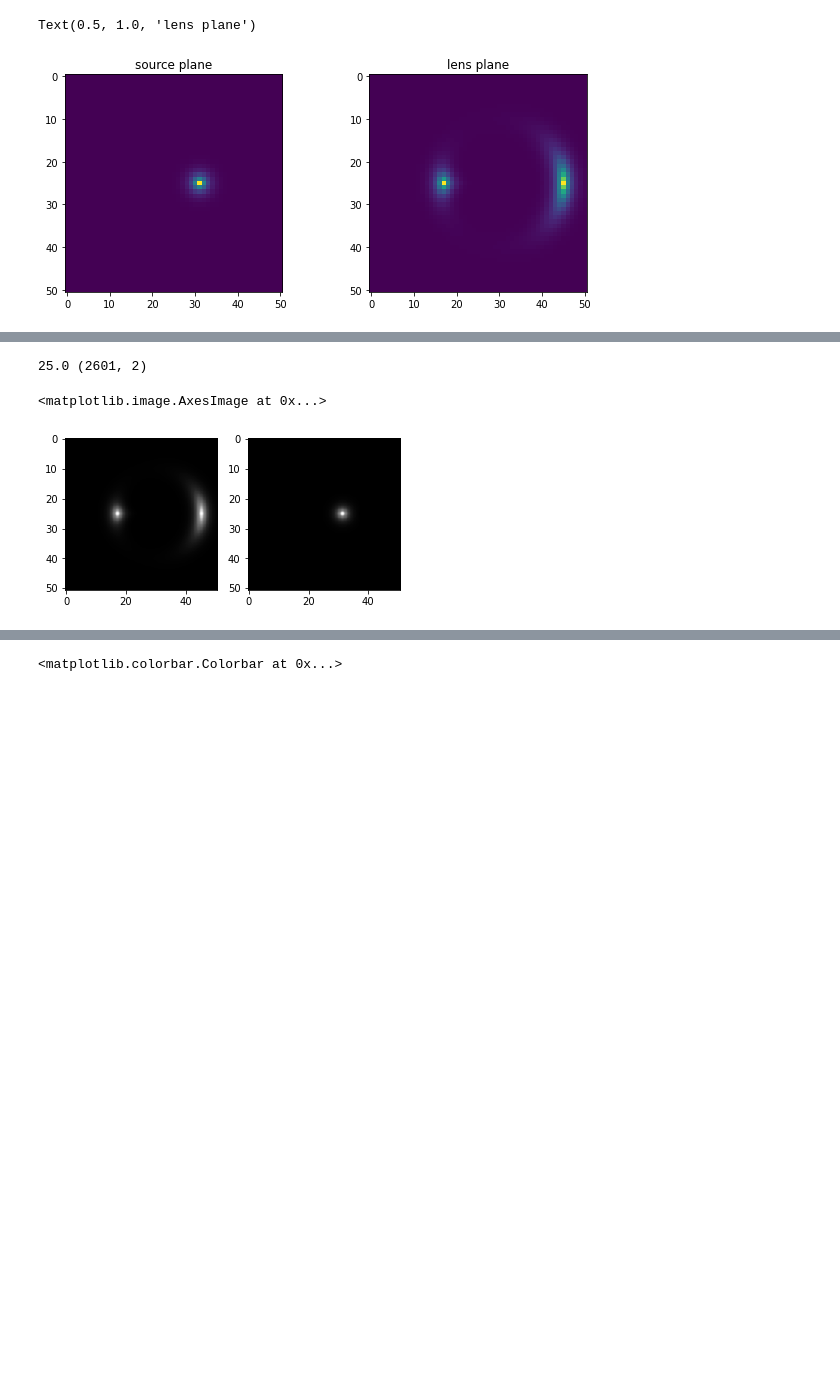
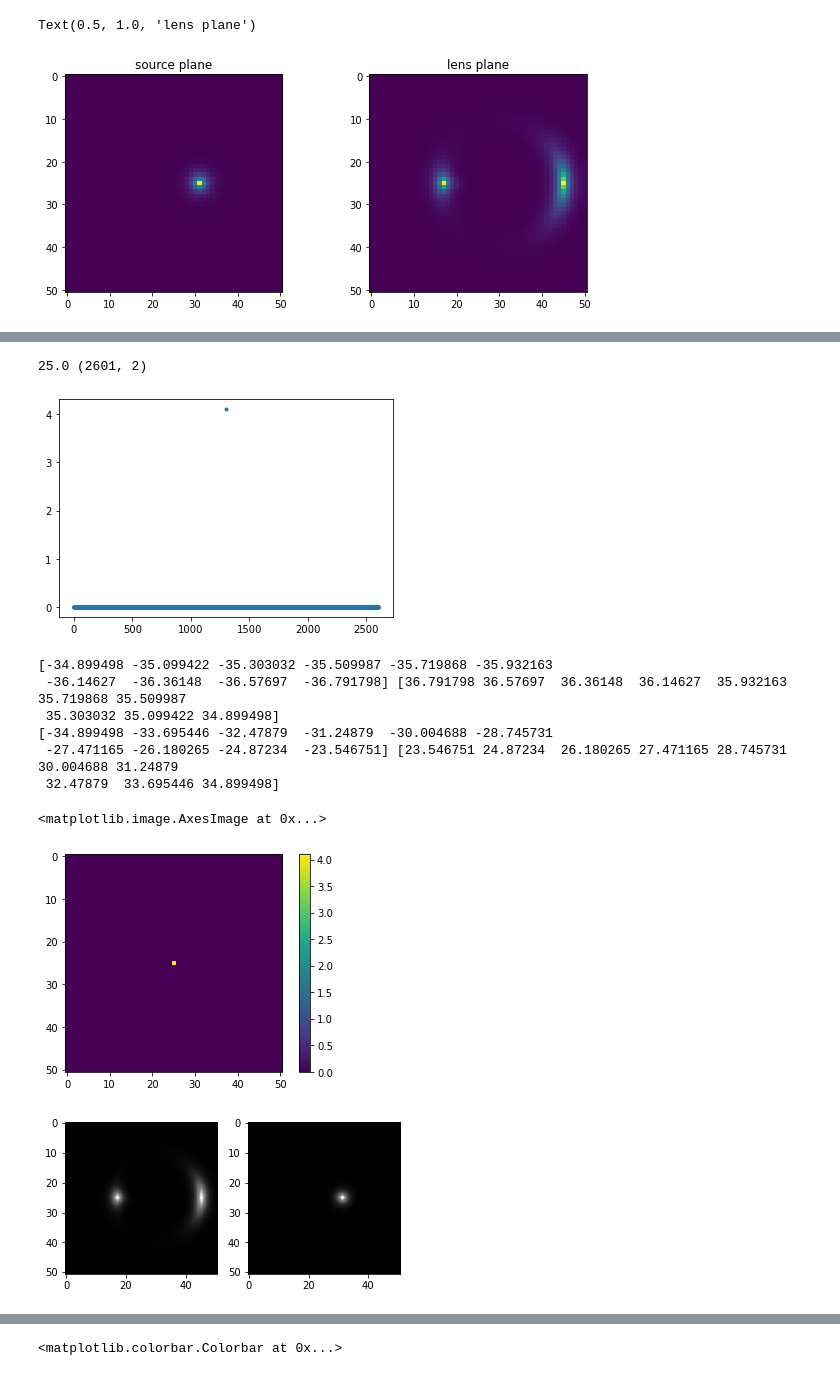
Before and after one commit to giga-lens/gigalens, a Jupyter notebook: jax-demo-dev-sim-only_SIS.ipynb, the cells around one changed output, grey strips where cells are left out. Saved outputs shown, nothing was run; the diff lists cells and outputs as text; code cells hidden in the pictures; blank space fills up the shorter version.

```diff
--- a/jax-demo-dev-sim-only_SIS.ipynb
+++ b/jax-demo-dev-sim-only_SIS.ipynb
@@ -646,36 +652,59 @@ def fisheye(xy):
 
     r = scale*(a0 + a1*r + a2*r**2 + a3*r**3)
 
     return np.column_stack((r * np.cos(theta), r * np.sin(theta))) + center
 
 
 def delensing(xy):
     center = np.sqrt(xy.shape[0])//2
     print(center, xy.shape)
     xc, yc = (xy - center).T
 
     r = np.sqrt(xc**2 + yc**2)
     theta = np.arctan2(yc, xc)
 
-    xnew = xc + theta_E_pix*np.cos(theta)
-    ynew = yc + theta_E_pix*np.sin(theta)
+    alf_xx, alf_yy = theta_E_pix*np.cos(theta), theta_E_pix*np.sin(theta)
+
+    # xnew = xc + alf_x
+    # ynew = yc + alf_y
+
+    xnew = xc + f_yi_flat
+    ynew = yc + f_xi_flat
+
+    plt.plot(alf_xx - f_yi_flat, '.')
+    plt.show()
+
+    plt.figure()
+    plt.imshow(alf_xx.reshape(num_pix, -1) - f_yi_flat.reshape(num_pix, -1))
+    plt.colorbar()
+
+    print(xnew[:10], xnew[-10:])
+    print(ynew[:10], ynew[-10:])
 
     return np.column_stack((xnew, ynew)) + center
 
 
 # out = transform.warp(astr, fisheye)
 # f, (ax0, ax1) = plt.subplots(1, 2, subplot_kw=dict(xticks=[], yticks=[]))
 # ax0.imshow(astr, cmap=cm.Greys_r)
 # ax1.imshow(out, cmap=cm.Greys_r)
 
 
 delens = transform.warp(lensed, delensing)
 f, (ax0, ax1) = plt.subplots(1, 2) # subplot_kw=dict(xticks=[], yticks=[]))
 ax0.imshow(lensed, cmap=cm.Greys_r)
 ax1.imshow(delens, cmap=cm.Greys_r)
 # %% [output]
 25.0 (2601, 2)
+[figure, new version]
-<matplotlib.image.AxesImage at 0x...>
+[-34.899498 -35.099422 -35.303032 -35.509987 -35.719868 -35.932163
+ -36.14627  -36.36148  -36.57697  -36.791798] [36.791798 36.57697  36.36148  36.14627  35.932163 35.719868 35.509987
+ 35.303032 35.099422 34.899498]
+[-34.899498 -33.695446 -32.47879  -31.24879  -30.004688 -28.745731
+ -27.471165 -26.180265 -24.87234  -23.546751] [23.546751 24.87234  26.180265 27.471165 28.745731 30.004688 31.24879
+ 32.47879  33.695446 34.899498]
-[figure, old version]
+<matplotlib.image.AxesImage at 0x...>
+[figure, added]
+[figure, added]
 # %%
 srcim = np.squeeze(srcimg)
```
Also changed, not shown: parts of 10 cells of this notebook.
